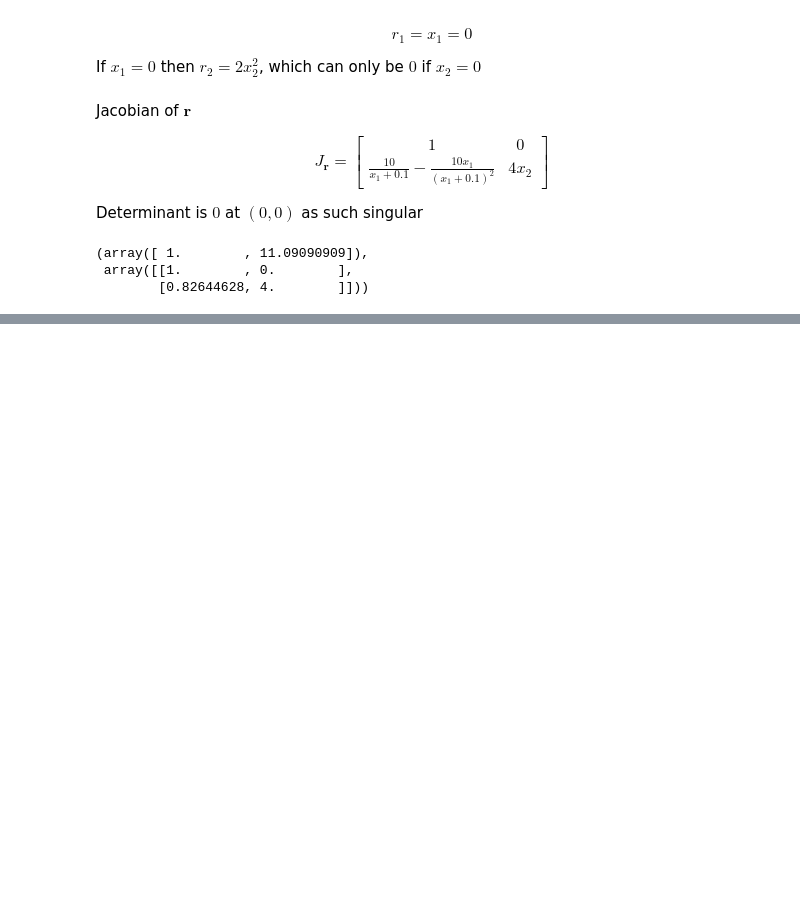
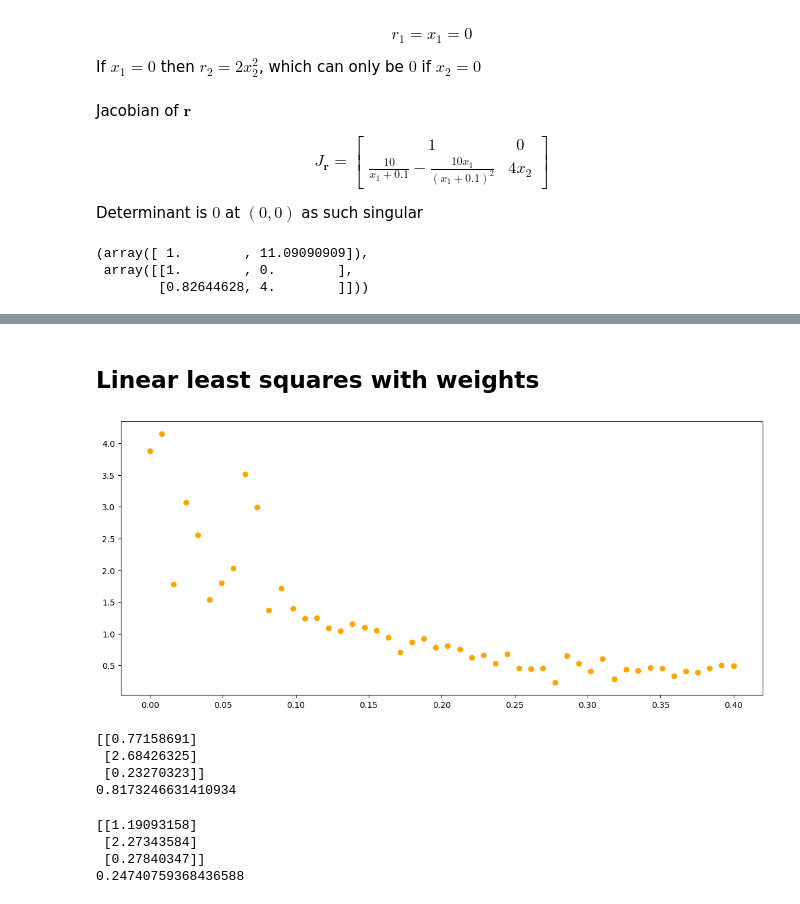
Before and after one commit to Tolsager/opt_hw2, a Jupyter notebook: rasmus.ipynb, the cells around one changed output, grey strips where cells are left out. Drawn from its saved outputs; the diff is of its cells as text; code cells hidden in the pictures; blank space fills up the shorter version.

Commit message:
solved weighted linear least squares

```diff
--- a/rasmus.ipynb
+++ b/rasmus.ipynb
@@ -241,0 +243,23 @@ plt.show()
+# %% [markdown]
+## Linear least squares with weights
+# %%
+data = loadmat("data_exe3_2023.mat")
+t, y = data["t"], data["y"]
+
+# plot data
+plt.scatter(t, y, color="orange")
+plt.show()
+
+A = np.block([np.exp(-27*t), np.exp(-8*t), np.ones_like(t)])
+
+x = linearLSQ(A, y)
+
+print(x)
+x_star = np.array([1.27, 2.04, 0.3])
+print(np.linalg.norm(x.flatten() - x_star))
+# %% [output]
+[figure, added]
+[[0.77158691]
+ [2.68426325]
+ [0.23270323]]
+0.8173246631410934
@@ -241,0 +269,9 @@ plt.show()
+# %%
+weighted_x = linearLSQ(W@A, W@y)
+print(weighted_x)
+print(np.linalg.norm(weighted_x.flatten() - x_star))
+# %% [output]
+[[1.19093158]
+ [2.27343584]
+ [0.27840347]]
+0.24740759368436588
```
Also changed, not shown: parts of 13 cells of this notebook.
